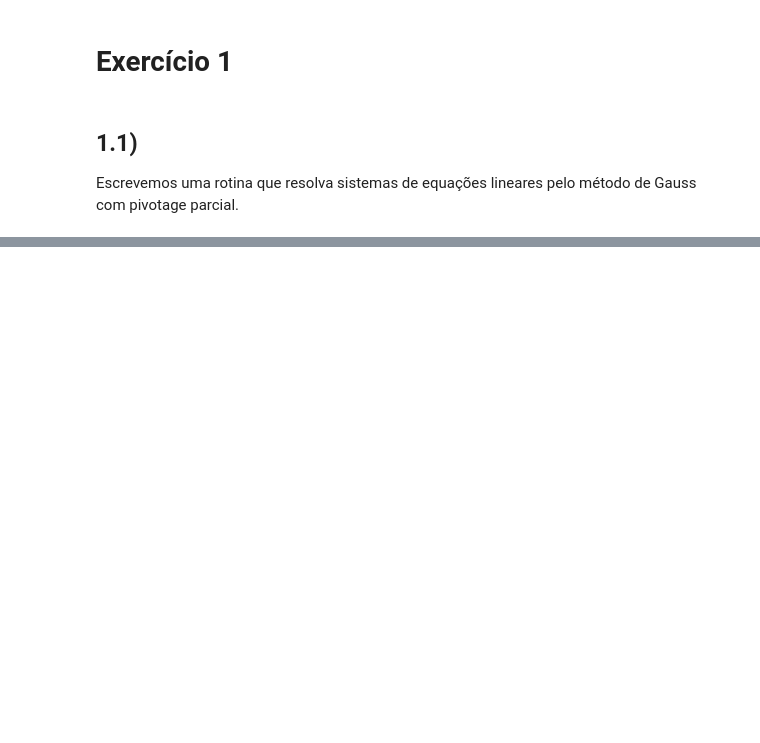
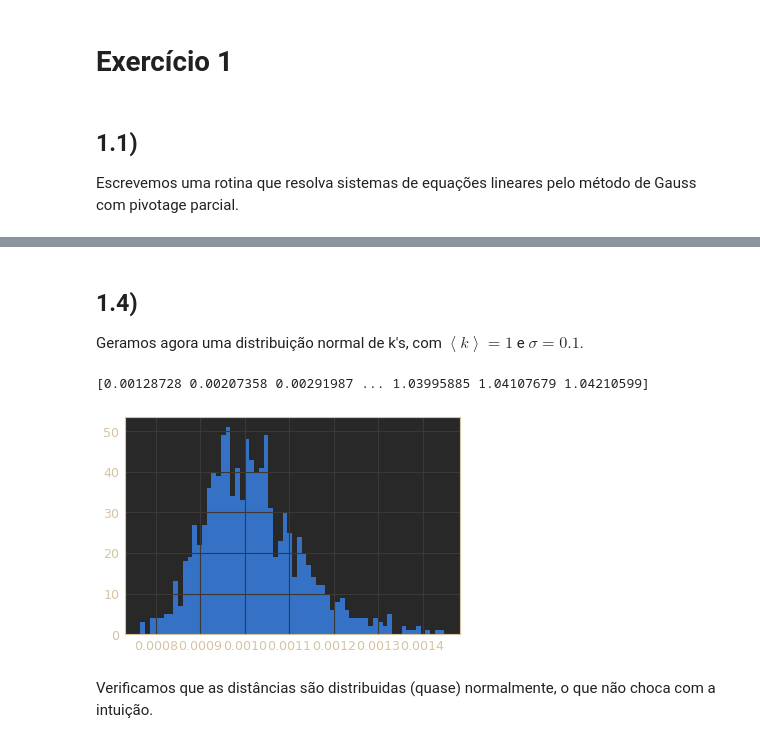
Before and after one commit to ruimpz/comp-phys, a Jupyter notebook: 2019-TPC2/TPC2.ipynb, the cells around one changed output, grey strips where cells are left out. Drawn from its saved outputs; the diff is of its cells as text; code cells hidden in the pictures; blank space fills up the shorter version.

```diff
--- a/2019-TPC2/TPC2.ipynb
+++ b/2019-TPC2/TPC2.ipynb
@@ -116,0 +95,9 @@ $\left(X_{i}-X_{i-1}\right)+\left(X_{i+1}-X_{i}\right) = 0$.
+# %%
+def get_coeffs(n, ks): #diag
+    l, u = ks[1:-1], ks[1:-1]
+    d = np.empty(n, float)
+    d[:-1] = -ks[:-2] - ks[1:-1]
+    d[-1] = -ks[-2] - ks[-3]
+    v = np.zeros(n)
+    v[-1] = - ks[-1]
+    return l, d, u, v
@@ -116,0 +120,17 @@ $\left(X_{i}-X_{i-1}\right)+\left(X_{i+1}-X_{i}\right) = 0$.
+# %% [markdown]
+## 1.4)
+Geramos agora uma distribuição normal de k's, com $ \left< k \right> = 1$ e $\sigma = 0.1$.
+# %%
+n = 2 ** 10
+ks = np.random.normal(1, .1, n + 1)
+l, d, u, v = get_coeffs(n, ks)
+pos = tridiag(l, d, u, v)
+print(pos)
+diff = pos[1:] - pos[:-1]
+plt.hist(diff, bins=2**6)
+plt.show()
+# %% [output]
+[0.00128728 0.00207358 0.00291987 ... 1.03995885 1.04107679 1.04210599]
+[figure, added]
+# %% [markdown]
+Verificamos que as distâncias são distribuidas (quase) normalmente, o que não choca com a intuição.
```
Also changed, not shown: parts of 40 cells of this notebook.
